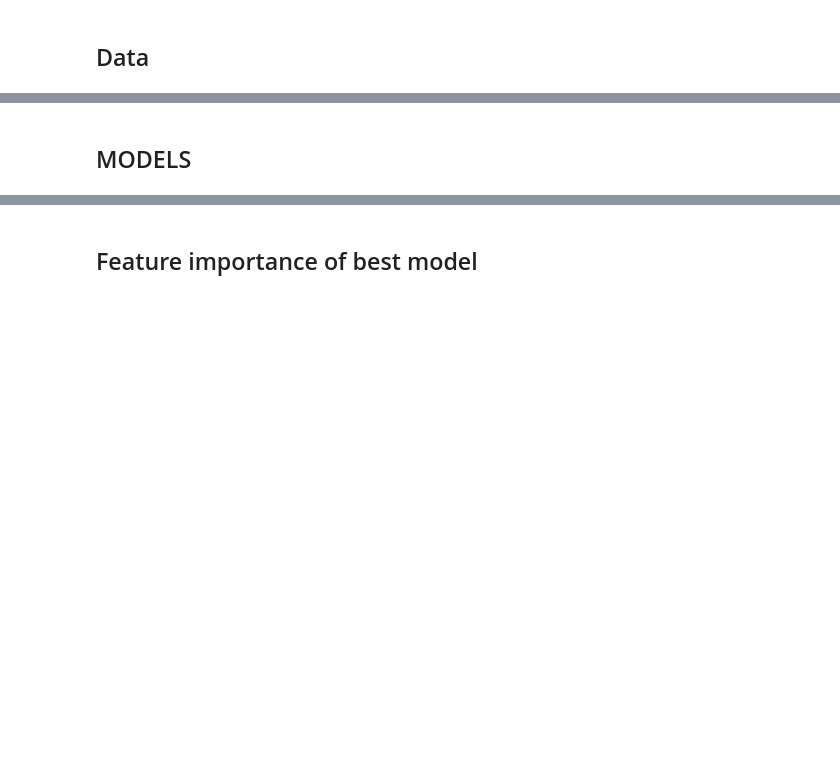
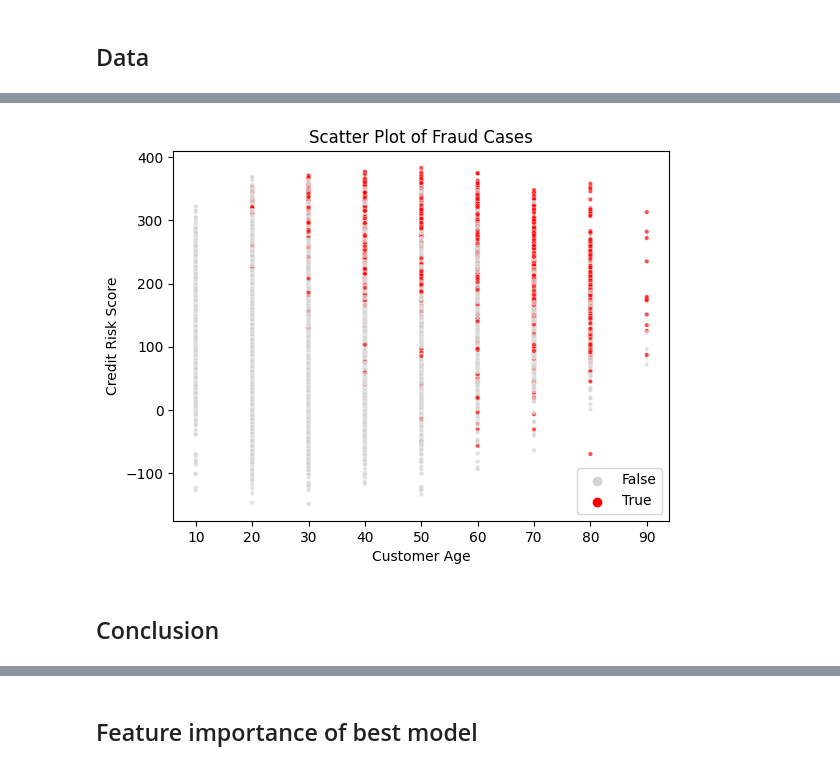
Before and after one commit to teoshuqi/bank_fraud, a Jupyter notebook: eda.ipynb, the cells around one changed output, grey strips where cells are left out. Drawn from its saved outputs; the diff is of its cells as text; code cells hidden in the pictures; blank space fills up the shorter version.

```diff
--- a/eda.ipynb
+++ b/eda.ipynb
@@ -270,0 +295,18 @@ ytlbls = ax.set_yticklabels(['{:,}'.format(int(x)) for x in ax.get_yticks().toli
+# %%
+lvl2_results = stratified_grid_search_cv(PARAMS, k=5, datax=processed_train_X, datay=train_y)
+c2 = lvl2_results['C'][0]
+
+# Train
+lg2 = LogisticRegression(random_state=SEED, class_weight='balanced', n_jobs=3, C=c2, max_iter=10000)
+lg2.fit(X_res, y_res)
+
+# Test
+processed_test_X = preprocess_x(test_X, enc, scaler)
+test_probs2= lg2.predict_proba(processed_test_X)
+# Scoring
+test_y_pred2 = test_probs2[:, 1] > THRESHOLD
+result2 = scoring(test_y ,test_y_pred2)
+with pd.option_context('display.max_rows', 5, 'display.max_colwidth', None):
+    display(result2.style.apply(lambda x: ['color: green', 'color: green', 'color: green']))
+# plot_roc_curve(test_y, test_y_pred2)
+plot_confusion_matrix(test_y, test_y_pred2)
@@ -271,2 +319,11 @@ ytlbls = ax.set_yticklabels(['{:,}'.format(int(x)) for x in ax.get_yticks().toli
+# %%
+fig, ax = plt.subplots()
+sns.scatterplot(x=test_X['customer_age'], y=test_X['credit_risk_score'], hue=test_y_pred2, ax=ax,
+                alpha=0.7, s=10, palette=sns.color_palette(['lightgrey', 'red']))
+xl=ax.set_xlabel('Customer Age')
+xy=ax.set_ylabel('Credit Risk Score')
+tt=ax.set_title('Scatter Plot of Fraud Cases')
+# %% [output]
+[figure, added]
 # %% [markdown]
-## MODELS ##
+## Conclusion ##
```
Also changed, not shown: parts of 27 cells of this notebook, 1 other file.
